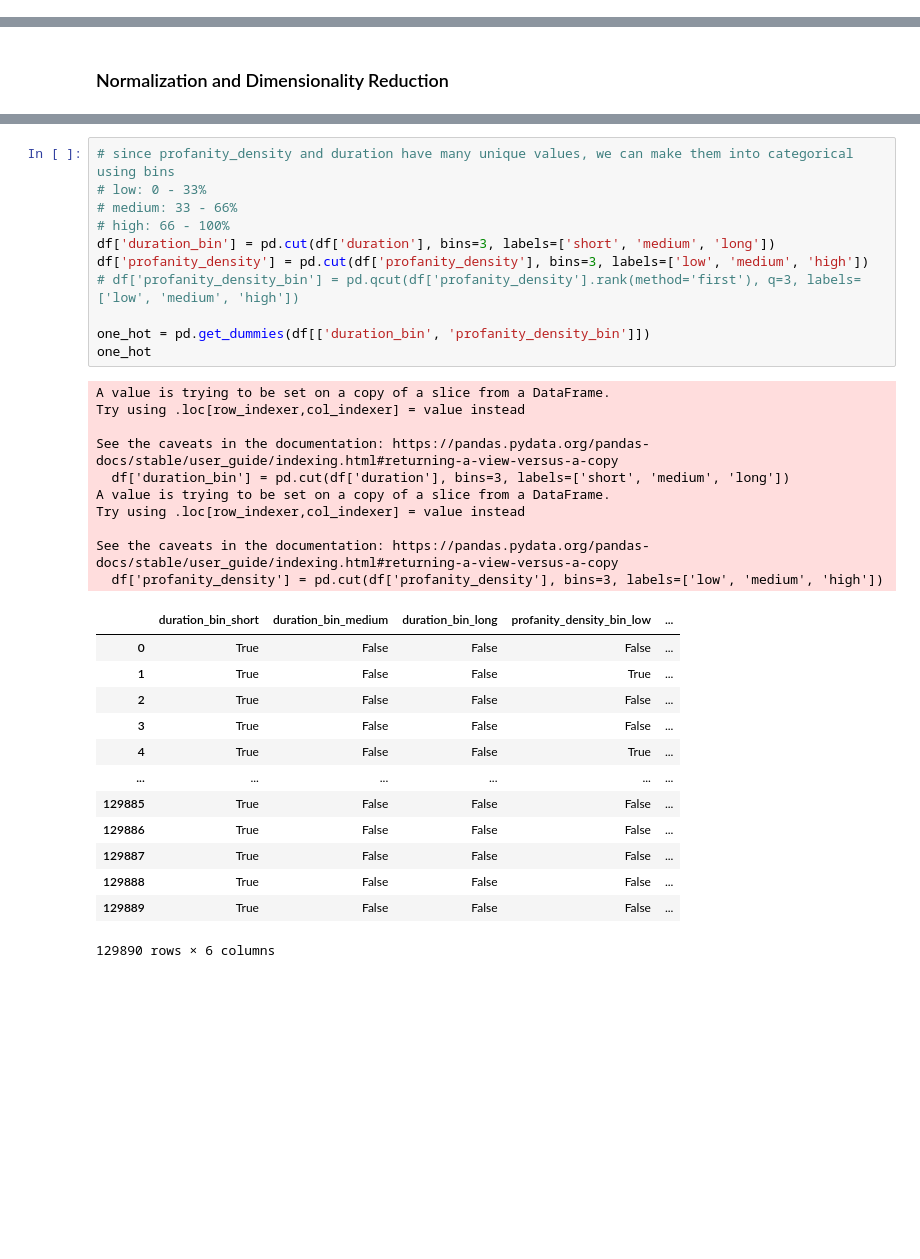
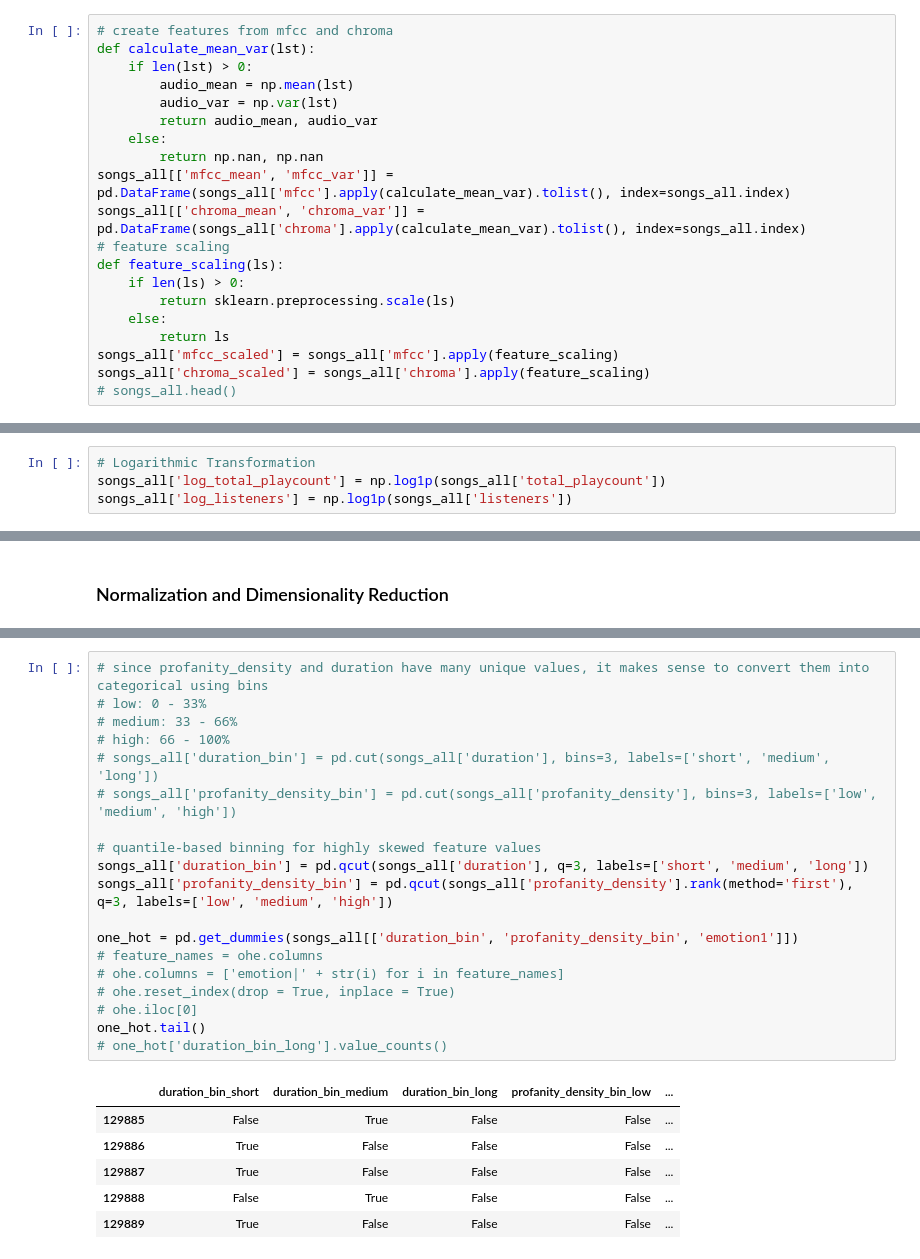
Before and after one commit to LauWyeRock/RecommendationSystem, a Jupyter notebook: Data/EDA_latest.ipynb, the cells around one changed output, grey strips where cells are left out. Saved outputs shown, nothing was run; the diff lists cells and outputs as text; blank space fills up the shorter version.

```diff
--- a/Data/EDA_latest.ipynb
+++ b/Data/EDA_latest.ipynb
@@ -226,3 +290,23 @@ songs_all.head()
+# %%
+# create features from mfcc and chroma
+def calculate_mean_var(lst):
+    if len(lst) > 0:
+        audio_mean = np.mean(lst)
+        audio_var = np.var(lst)
+        return audio_mean, audio_var
+    else:
+        return np.nan, np.nan
+songs_all[['mfcc_mean', 'mfcc_var']] = pd.DataFrame(songs_all['mfcc'].apply(calculate_mean_var).tolist(), index=songs_all.index)
+songs_all[['chroma_mean', 'chroma_var']] = pd.DataFrame(songs_all['chroma'].apply(calculate_mean_var).tolist(), index=songs_all.index)
+# feature scaling
+def feature_scaling(ls):
+    if len(ls) > 0:
+        return sklearn.preprocessing.scale(ls)
+    else:
+        return ls
+songs_all['mfcc_scaled'] = songs_all['mfcc'].apply(feature_scaling)
+songs_all['chroma_scaled'] = songs_all['chroma'].apply(feature_scaling)
+# songs_all.head()
 # %%
 # handling outliers which may interfere with the performance of ML algorithm
 songs_all.describe().transpose()
@@ -267,0 +333,4 @@ plt.show()
+# %%
+# Logarithmic Transformation
+songs_all['log_total_playcount'] = np.log1p(songs_all['total_playcount'])
+songs_all['log_listeners'] = np.log1p(songs_all['listeners'])
@@ -403,35 +456,26 @@ plt.show()
 # %%
-# since profanity_density and duration have many unique values, we can make them into categorical using bins
+# since profanity_density and duration have many unique values, it makes sense to convert them into categorical using bins
 # low: 0 - 33%
 # medium: 33 - 66%
 # high: 66 - 100%
-df['duration_bin'] = pd.cut(df['duration'], bins=3, labels=['short', 'medium', 'long'])
-df['profanity_density'] = pd.cut(df['profanity_density'], bins=3, labels=['low', 'medium', 'high'])
-# df['profanity_density_bin'] = pd.qcut(df['profanity_density'].rank(method='first'), q=3, labels=['low', 'medium', 'high'])
+# songs_all['duration_bin'] = pd.cut(songs_all['duration'], bins=3, labels=['short', 'medium', 'long'])
+# songs_all['profanity_density_bin'] = pd.cut(songs_all['profanity_density'], bins=3, labels=['low', 'medium', 'high'])
 
-one_hot = pd.get_dummies(df[['duration_bin', 'profanity_density_bin']])
-one_hot
+# quantile-based binning for highly skewed feature values
+songs_all['duration_bin'] = pd.qcut(songs_all['duration'], q=3, labels=['short', 'medium', 'long'])
+songs_all['profanity_density_bin'] = pd.qcut(songs_all['profanity_density'].rank(method='first'), q=3, labels=['low', 'medium', 'high'])
+
+one_hot = pd.get_dummies(songs_all[['duration_bin', 'profanity_density_bin', 'emotion1']])
+# feature_names = ohe.columns
+# ohe.columns = ['emotion|' + str(i) for i in feature_names]
+# ohe.reset_index(drop = True, inplace = True)
+# ohe.iloc[0]
+one_hot.tail()
+# one_hot['duration_bin_long'].value_counts()
 # %% [output]
-A value is trying to be set on a copy of a slice from a DataFrame.
-Try using .loc[row_indexer,col_indexer] = value instead
-
-See the caveats in the documentation: https://pandas.pydata.org/pandas-docs/stable/user_guide/indexing.html#returning-a-view-versus-a-copy
-  df['duration_bin'] = pd.cut(df['duration'], bins=3, labels=['short', 'medium', 'long'])
-A value is trying to be set on a copy of a slice from a DataFrame.
-Try using .loc[row_indexer,col_indexer] = value instead
-
-See the caveats in the documentation: https://pandas.pydata.org/pandas-docs/stable/user_guide/indexing.html#returning-a-view-versus-a-copy
-  df['profanity_density'] = pd.cut(df['profanity_density'], bins=3, labels=['low', 'medium', 'high'])
 |  | duration_bin_short | duration_bin_medium | duration_bin_long | profanity_density_bin_low | ... |
-| 0 | True | False | False | False | ... |
-| 1 | True | False | False | True | ... |
-| 2 | True | False | False | False | ... |
-| 3 | True | False | False | False | ... |
-| 4 | True | False | False | True | ... |
-| ... | ... | ... | ... | ... | ... |
-| 129885 | True | False | False | False | ... |
+| 129885 | False | True | False | False | ... |
 | 129886 | True | False | False | False | ... |
 | 129887 | True | False | False | False | ... |
-| 129888 | True | False | False | False | ... |
+| 129888 | False | True | False | False | ... |
 | 129889 | True | False | False | False | ... |
-129890 rows × 6 columns
```
Also changed, not shown: parts of 44 cells of this notebook, 1 other file.
